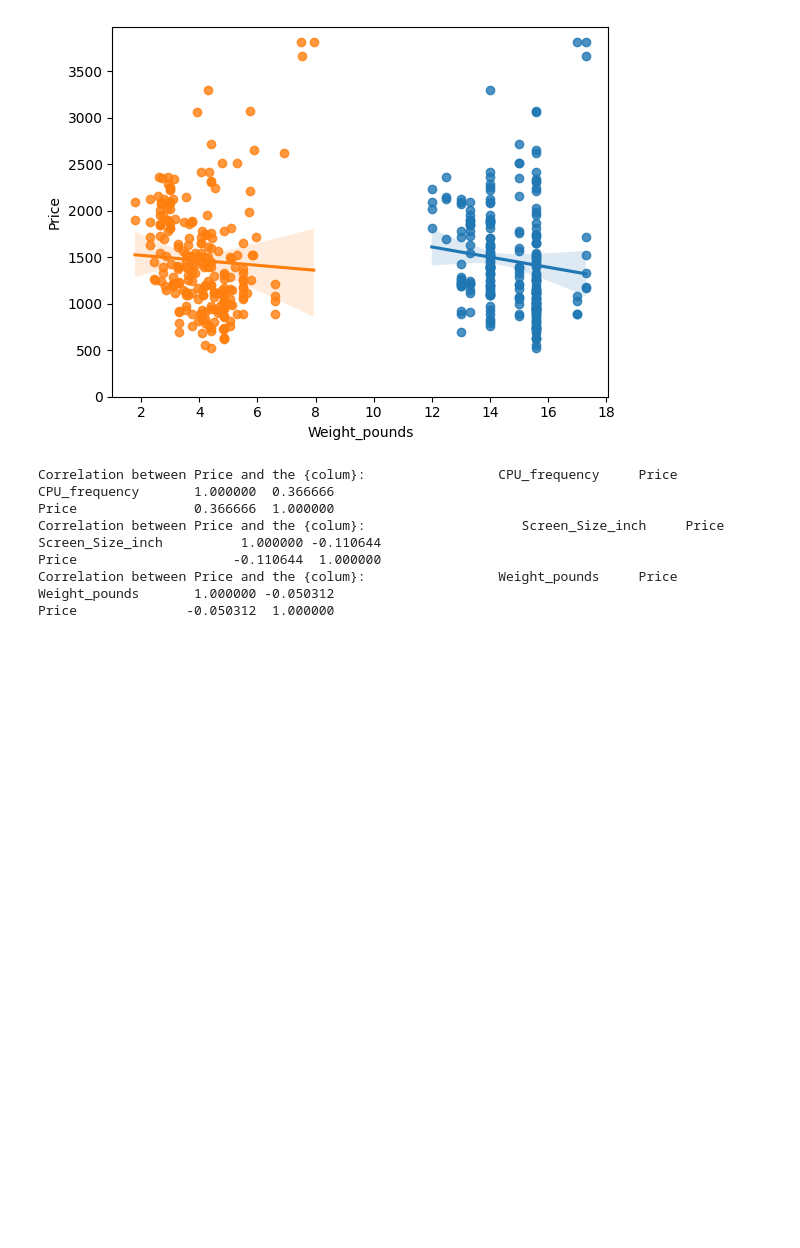
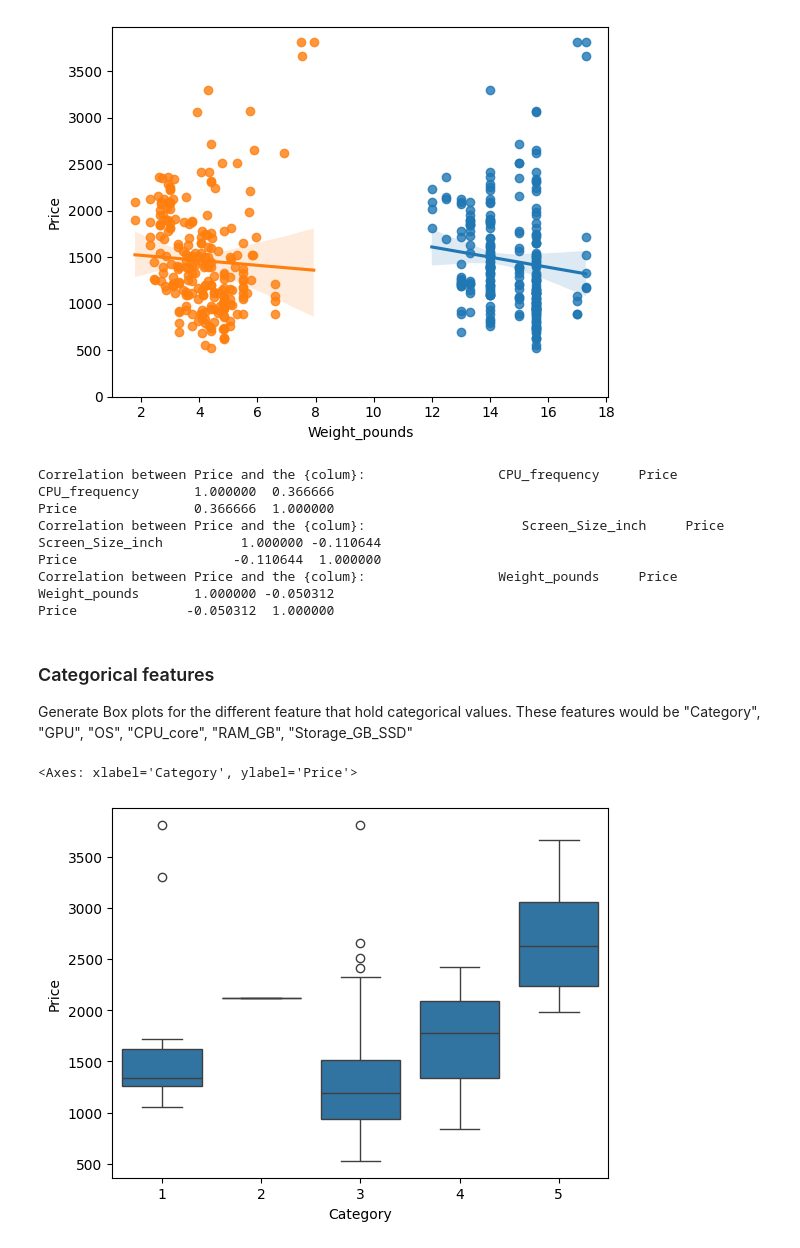
Before and after one commit to VishSeran/Data-Preprocessing-ML, a Jupyter notebook: LaptioPriceEDA.ipynb, the cells around one changed output. Drawn from its saved outputs; the diff is of its cells as text; code cells hidden in the pictures; blank space fills up the shorter version.

Commit message:
LaptopPriceEDA Categorical Boxplot

```diff
--- a/LaptioPriceEDA.ipynb
+++ b/LaptioPriceEDA.ipynb
@@ -71,3 +71,11 @@ Price                    -0.110644  1.000000
 Correlation between Price and the {colum}:                 Weight_pounds     Price
 Weight_pounds       1.000000 -0.050312
 Price              -0.050312  1.000000
+# %% [markdown]
+### Categorical features
+Generate Box plots for the different feature that hold categorical values. These features would be "Category", "GPU", "OS", "CPU_core", "RAM_GB", "Storage_GB_SSD"
+# %%
+sns.boxplot(data=df, x = 'Category', y='Price')
+# %% [output]
+<Axes: xlabel='Category', ylabel='Price'>
+[figure, added]
```
Also changed, not shown: parts of 5 cells of this notebook.
